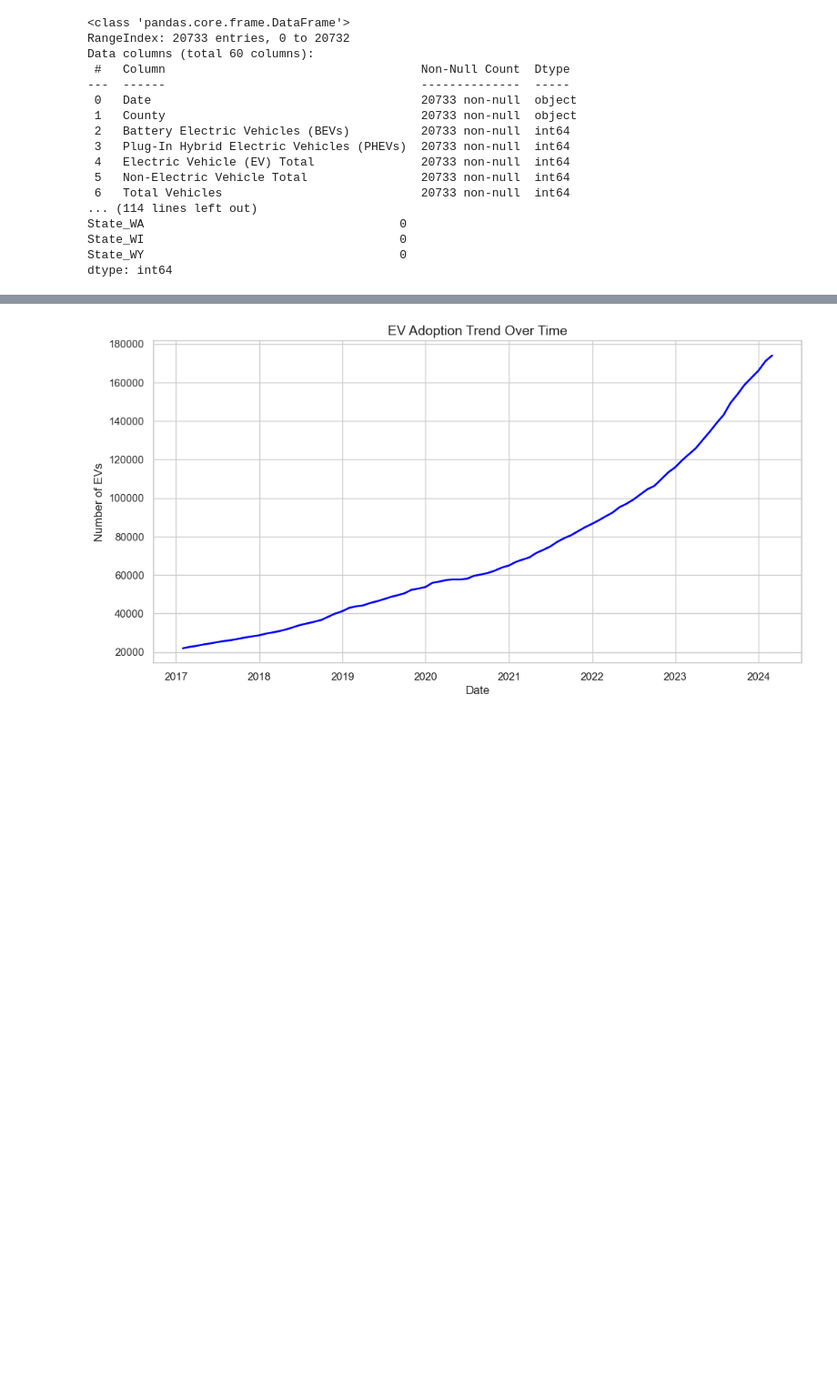
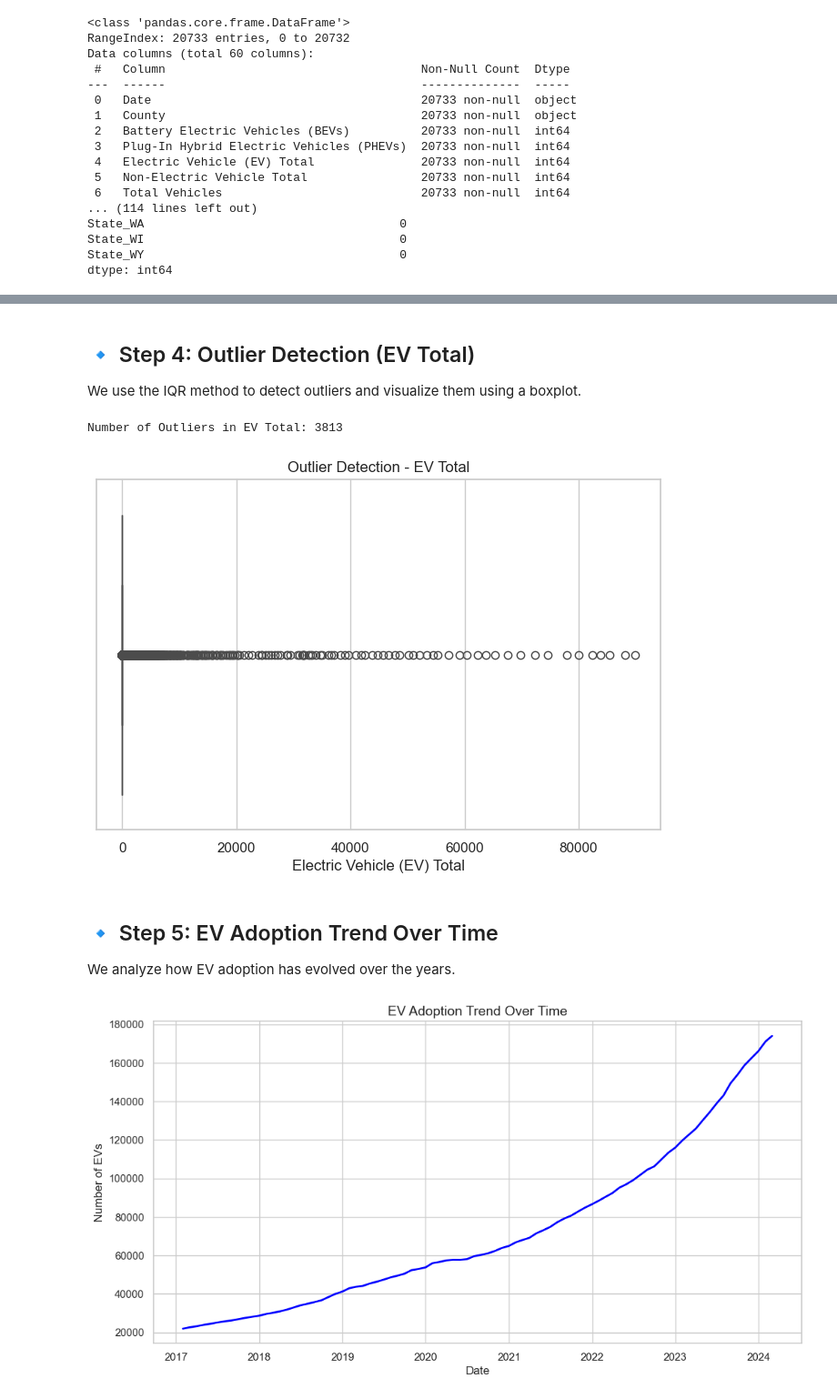
Before and after one commit to tharun-28102006/aicte-ev-adoption, a Jupyter notebook: Week1_EV_Adoption_Analysis.ipynb, the cells around one changed output, grey strips where cells are left out. Shown at 91% size. Cells and saved outputs as stored; diff of their text form; code cells hidden in the pictures; blank space fills up the shorter version.

```diff
--- a/Week1_EV_Adoption_Analysis.ipynb
+++ b/Week1_EV_Adoption_Analysis.ipynb
@@ -70,8 +76,25 @@ dtype: int64
 # %%
-# Convert 'Date' column to datetime
+# 🔹 Step 3: Data Preprocessing
+# --------------------------------------------
+
+# 1. Convert 'Date' column to datetime format
 if 'Date' in df.columns:
     df['Date'] = pd.to_datetime(df['Date'], errors='coerce')
-    print("Converted 'Date' column to datetime format.")
-else:
-    print("No 'Date' column found.")
+
+# 2. Handle missing numeric values with median
+numeric_cols = df.select_dtypes(include=['float64', 'int64']).columns
+df[numeric_cols] = df[numeric_cols].fillna(df[numeric_cols].median())
+
+# 3. Handle missing categorical values with mode (Fixed Warning)
+categorical_cols = df.select_dtypes(include=['object']).columns
+for col in categorical_cols:
+    df[col] = df[col].fillna(df[col].mode()[0])
+
+# 4. Extract Year and Month from Date
+if 'Date' in df.columns:
+    df['Year'] = df['Date'].dt.year
+    df['Month'] = df['Date'].dt.month
+
+print("\n✅ After Preprocessing:")
+df.head()
 # %% [output]
@@ -79 +109,27 @@ Converted 'Date' column to datetime format.
+# %% [markdown]
+## 🔹 Step 4: Outlier Detection (EV Total)
+We use the IQR method to detect outliers and visualize them using a boxplot.
+# %%
+if 'Electric Vehicle (EV) Total' in df.columns:
+    Q1 = df['Electric Vehicle (EV) Total'].quantile(0.25)
+    Q3 = df['Electric Vehicle (EV) Total'].quantile(0.75)
+    IQR = Q3 - Q1
+
+    lower_bound = Q1 - 1.5 * IQR
+    upper_bound = Q3 + 1.5 * IQR
+
+    outliers = df[(df['Electric Vehicle (EV) Total'] < lower_bound) | (df['Electric Vehicle (EV) Total'] > upper_bound)]
+    print(f"Number of Outliers in EV Total: {len(outliers)}")
+
+    # Boxplot
+    plt.figure(figsize=(8, 5))
+    sns.boxplot(x=df['Electric Vehicle (EV) Total'])
+    plt.title('Outlier Detection - EV Total')
+    plt.show()
+# %% [output]
+Number of Outliers in EV Total: 3813
+[figure, added]
+# %% [markdown]
+## 🔹 Step 5: EV Adoption Trend Over Time
+We analyze how EV adoption has evolved over the years.
 # %%
```
Also changed, not shown: parts of 13 cells of this notebook.
